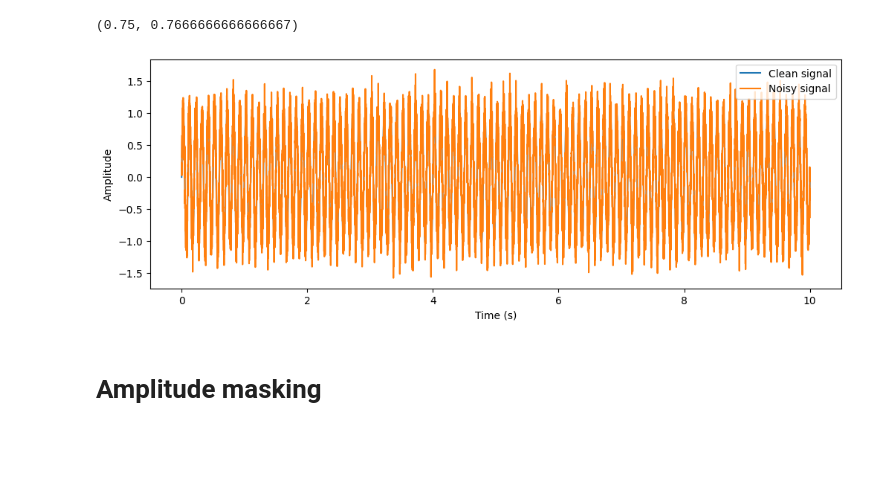
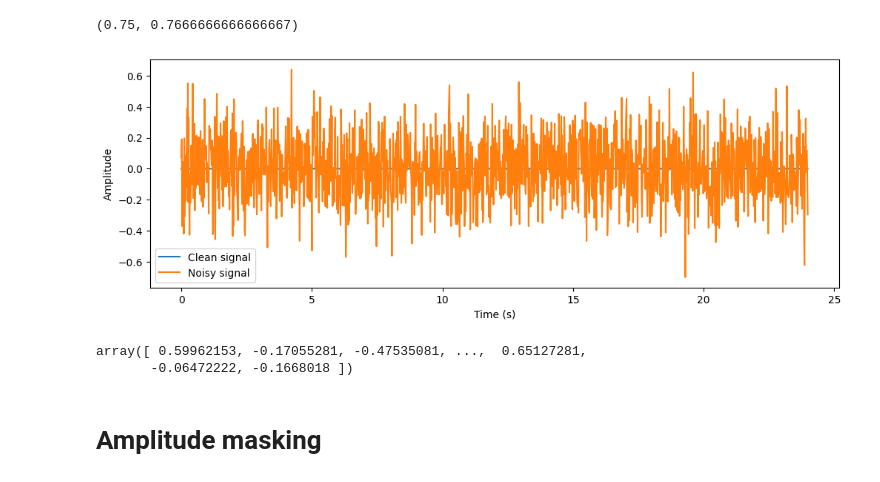
Before and after one commit to AlanConstantine/TPMER, a Jupyter notebook: test.ipynb, the cells around one changed output. Saved outputs shown, nothing was run; the diff lists cells and outputs as text; code cells hidden in the pictures; blank space fills up the shorter version.

```diff
--- a/test.ipynb
+++ b/test.ipynb
@@ -682,34 +683,39 @@ accuracy_score(preds.numpy(), target.numpy()), f1_score(preds.numpy(), target.nu
 import matplotlib.pyplot as plt
 # %%
 # Define signal parameters
-sampling_rate = 1000  # Hz
-duration = 10  # seconds
-frequency = 10  # Hz
+sampling_rate = 64  # Hz
+duration = 24  # seconds
+frequency = 64  # Hz
 amplitude = 1  # arbitrary units
 
 # Generate time vector
 t = np.linspace(0, duration, int(sampling_rate * duration), endpoint=False)
 
 # Generate clean signal
 x = amplitude * np.sin(2 * np.pi * frequency * t)
 
 # Generate Gaussian white noise
 noise_amplitude = 0.2  # arbitrary units
 noise = noise_amplitude * np.random.randn(len(x))
 
 # Add noise to signal
 x_noisy = x + noise
 
 # Plot signal and noisy signal
 plt.figure(figsize=(12, 4))
 plt.plot(t, x, label="Clean signal")
 plt.plot(t, x_noisy, label="Noisy signal")
 plt.xlabel("Time (s)")
 plt.ylabel("Amplitude")
 plt.legend()
 plt.show()
 # %% [output]
-[figure, old version]
+[figure, new version]
+# %%
+np.random.randn(len(x))
+# %% [output]
+array([ 0.59962153, -0.17055281, -0.47535081, ...,  0.65127281,
+       -0.06472222, -0.1668018 ])
 # %% [markdown]
 # Amplitude masking
 # %%
```
Also changed, not shown: parts of 15 cells of this notebook, 2 other files.
